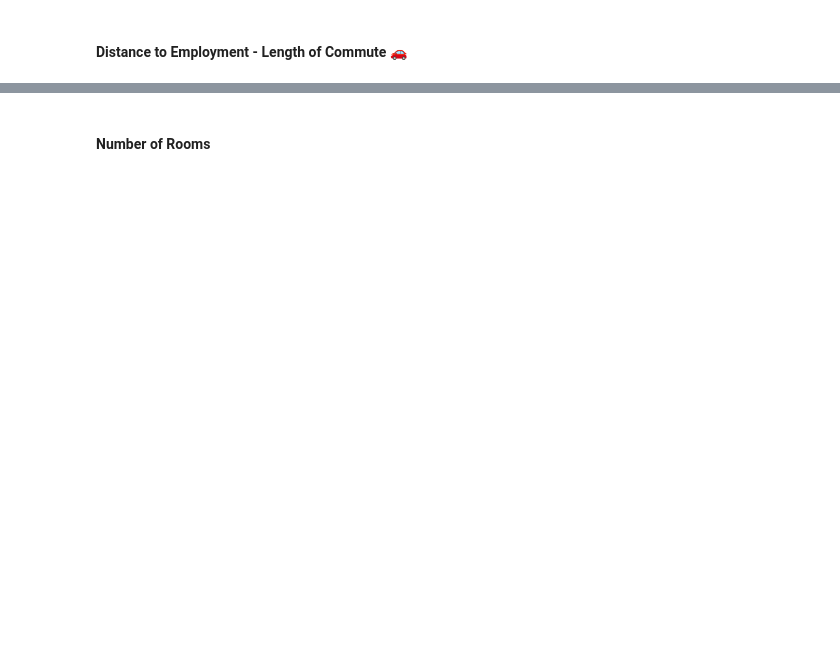
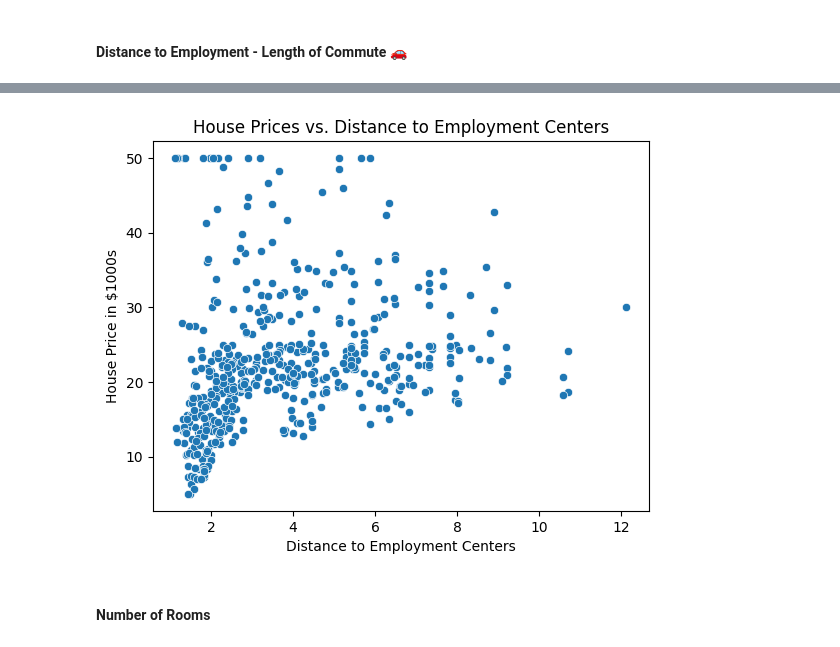
Before and after one commit to Anan014/Python_Pro_Bootcamp, a Jupyter notebook: day81-Predict_House_Prices/Multivariable_Regression_and_Valuation_Model.ipynb, the cells around one changed output, grey strips where cells are left out. Cells and saved outputs as stored; diff of their text form; code cells hidden in the pictures; blank space fills up the shorter version.

```diff
--- a/day81-Predict_House_Prices/Multivariable_Regression_and_Valuation_Model.ipynb
+++ b/day81-Predict_House_Prices/Multivariable_Regression_and_Valuation_Model.ipynb
@@ -220,2 +252,11 @@ What do you notice in the distributions of the data?
+# %%
+# Scatter plot of DIS vs. PRICE
+sns.scatterplot(x='DIS', y='PRICE', data=data)
+plt.title('House Prices vs. Distance to Employment Centers')
+plt.xlabel('Distance to Employment Centers')
+plt.ylabel('House Price in $1000s')
+plt.show()
+# %% [output]
+[figure, added]
 # %% [markdown]
 #### Number of Rooms
```
Also changed, not shown: parts of 11 cells of this notebook.
